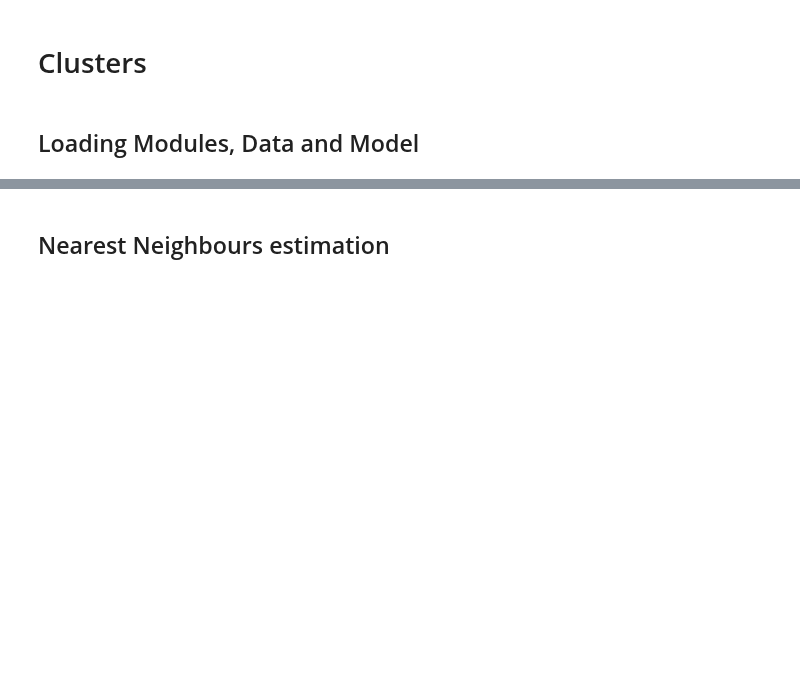
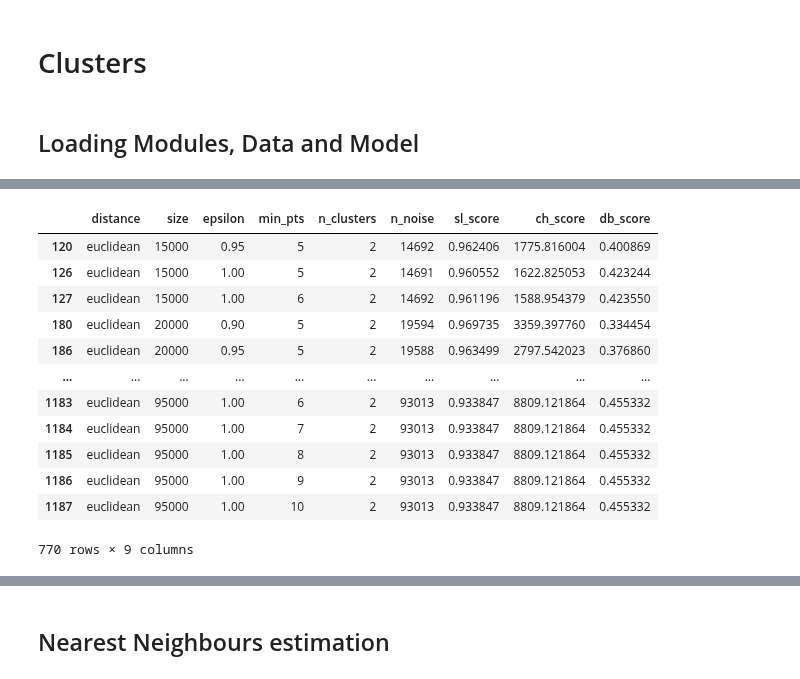
Before and after one commit to MiguelHeCa/tfm-nlp, a Jupyter notebook: notebooks/Clusters.ipynb, the cells around one changed output, grey strips where cells are left out. Cells and saved outputs as stored; diff of their text form; code cells hidden in the pictures; blank space fills up the shorter version.

```diff
--- a/notebooks/Clusters.ipynb
+++ b/notebooks/Clusters.ipynb
@@ -42,0 +268,4 @@ X = model.dv.vectors
+# %%
+res_paths = sorted([str(file) for file in Path(data_dir).glob('eval_dbscan*.csv')])
+print(*res_paths, sep='\n')
+df = pd.read_csv(res_paths[-2])
@@ -42,0 +287,16 @@ X = model.dv.vectors
+# %%
+df.dropna()
+# %% [output]
+|  | distance | size | epsilon | min_pts | n_clusters | n_noise | sl_score | ch_score | db_score |
+| 120 | euclidean | 15000 | 0.95 | 5 | 2 | 14692 | 0.962406 | 1775.816004 | 0.400869 |
+| 126 | euclidean | 15000 | 1.00 | 5 | 2 | 14691 | 0.960552 | 1622.825053 | 0.423244 |
+| 127 | euclidean | 15000 | 1.00 | 6 | 2 | 14692 | 0.961196 | 1588.954379 | 0.423550 |
+| 180 | euclidean | 20000 | 0.90 | 5 | 2 | 19594 | 0.969735 | 3359.397760 | 0.334454 |
+| 186 | euclidean | 20000 | 0.95 | 5 | 2 | 19588 | 0.963499 | 2797.542023 | 0.376860 |
+| ... | ... | ... | ... | ... | ... | ... | ... | ... | ... |
+| 1183 | euclidean | 95000 | 1.00 | 6 | 2 | 93013 | 0.933847 | 8809.121864 | 0.455332 |
+| 1184 | euclidean | 95000 | 1.00 | 7 | 2 | 93013 | 0.933847 | 8809.121864 | 0.455332 |
+| 1185 | euclidean | 95000 | 1.00 | 8 | 2 | 93013 | 0.933847 | 8809.121864 | 0.455332 |
+| 1186 | euclidean | 95000 | 1.00 | 9 | 2 | 93013 | 0.933847 | 8809.121864 | 0.455332 |
+| 1187 | euclidean | 95000 | 1.00 | 10 | 2 | 93013 | 0.933847 | 8809.121864 | 0.455332 |
+770 rows × 9 columns
```
Also changed, not shown: parts of 80 cells of this notebook.
